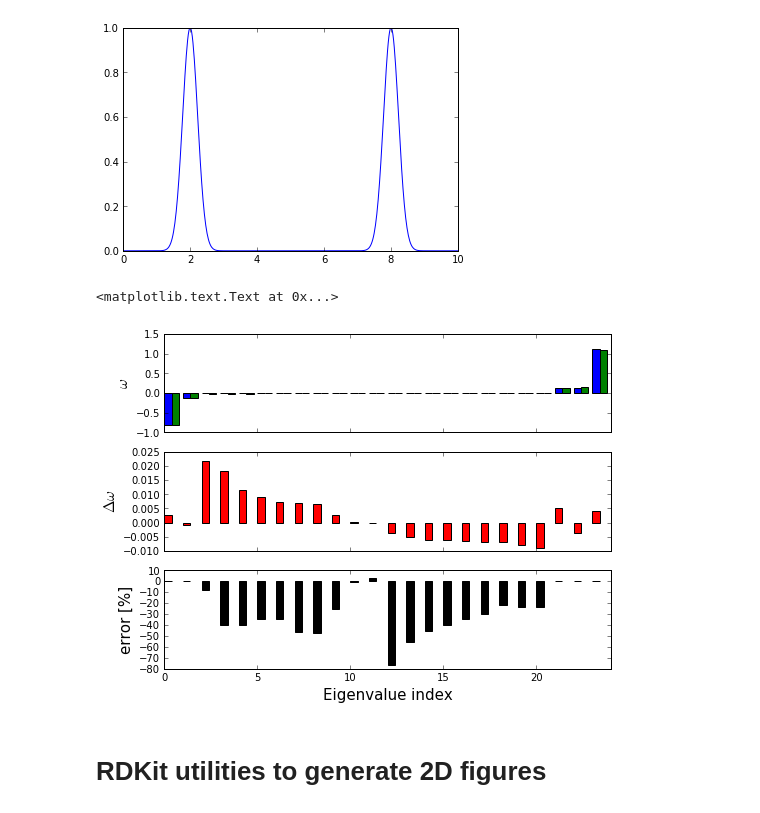
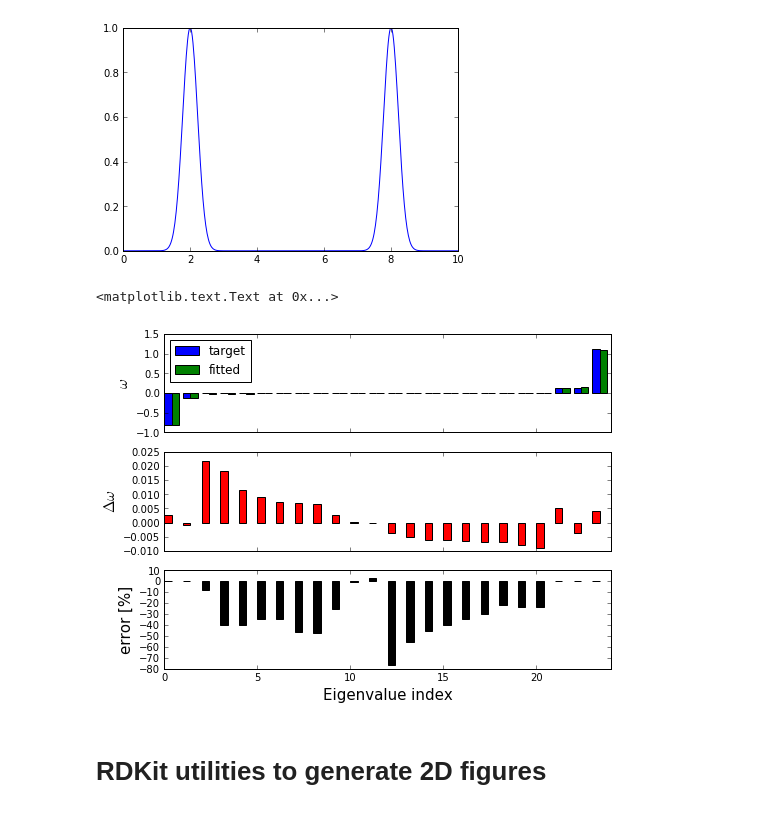
Before and after one commit to SamKChang/phononic_Tc_20170712, a Jupyter notebook: 01_finiteDifferenceTest/structure_test.ipynb, the cells around one changed output. Drawn from its saved outputs; the diff is of its cells as text; code cells hidden in the pictures.

Commit message:
add spectrum test legend

```diff
--- a/01_finiteDifferenceTest/structure_test.ipynb
+++ b/01_finiteDifferenceTest/structure_test.ipynb
@@ -600,23 +600,24 @@ W_fit, V_fit = np.linalg.eigh(Hessian_fit)
 # %%
 fig, [ax1, ax2, ax3] = plt.subplots(3, 1, figsize=(8, 6), sharex=True)
 
-ax1.bar(range(24), W_tar, 0.4)
-ax1.bar(np.array(range(24))+0.4, W_fit, 0.4)
+ax1.bar(range(24), W_tar, 0.4, label='target')
+ax1.bar(np.array(range(24))+0.4, W_fit, 0.4, label='fitted')
 ax1.set_xlim(0, 24)
 ax1.set_ylabel(r'$\omega$', fontsize=15)
+ax1.legend(loc=2)
 
 ax2.bar(range(24), (W_tar - W_fit) , 0.4, color='r')
 ax2.set_xlim(0, 24)
 ax2.set_ylabel(r'$\Delta\omega$', fontsize=15)
 
 ax3.bar(range(24), (W_tar - W_fit)/W_tar , 0.4, color='k')
 ax3.set_xlim(0, 24)
 ax3.set_ylabel(r'error [%]', fontsize=15)
 
 ax3.set_xlabel('Eigenvalue index', fontsize=15)
 # %% [output]
 <matplotlib.text.Text at 0x...>
-[figure, old version]
+[figure, new version]
 # %% [markdown]
 # RDKit utilities to generate 2D figures
 # %%
```
